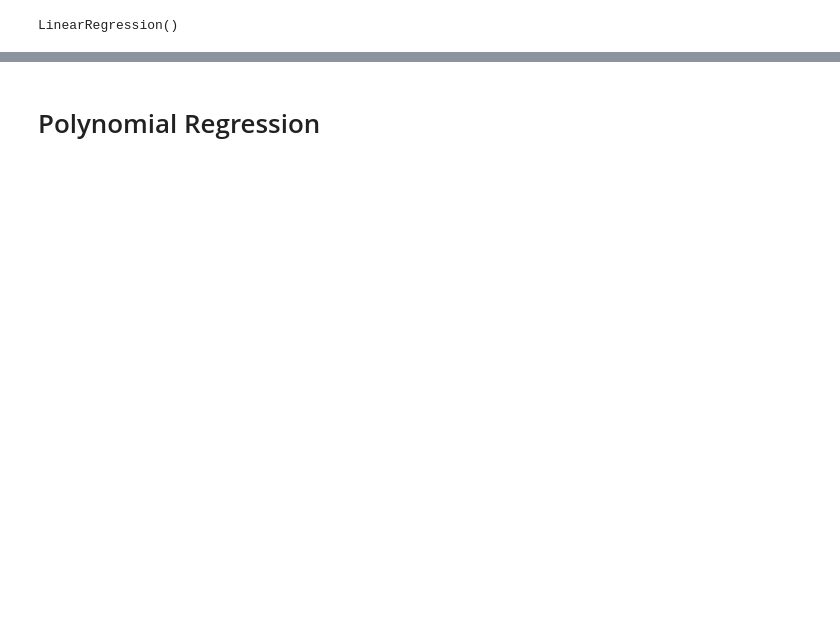
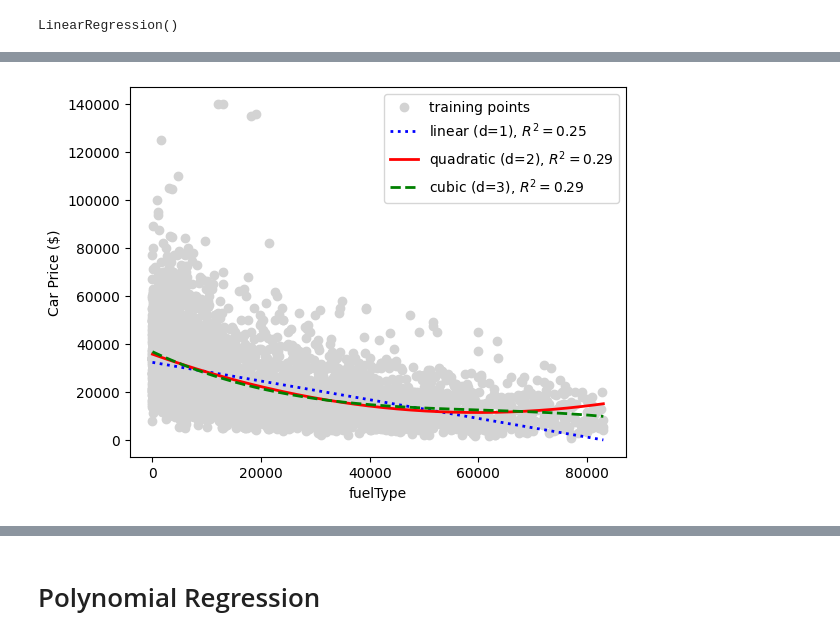
Before and after one commit to ICE-COMMA/ds_introduction, a Jupyter notebook: 2nd homework/linear regression.ipynb, the cells around one changed output, grey strips where cells are left out. Cells and saved outputs as stored; diff of their text form; code cells hidden in the pictures; blank space fills up the shorter version.

```diff
--- a/2nd homework/linear regression.ipynb
+++ b/2nd homework/linear regression.ipynb
@@ -239,0 +314,4 @@ Test Adjusted R^2: 0.7036558565894278
+# %%
+plot_regression('mileage')
+# %% [output]
+[figure, added]
```
Also changed, not shown: parts of 21 cells of this notebook.
